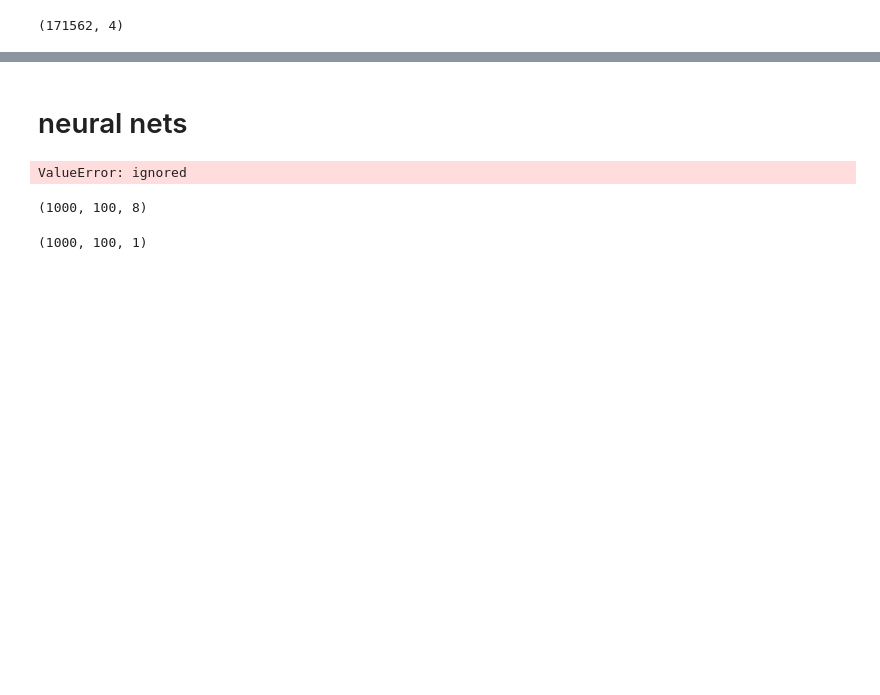
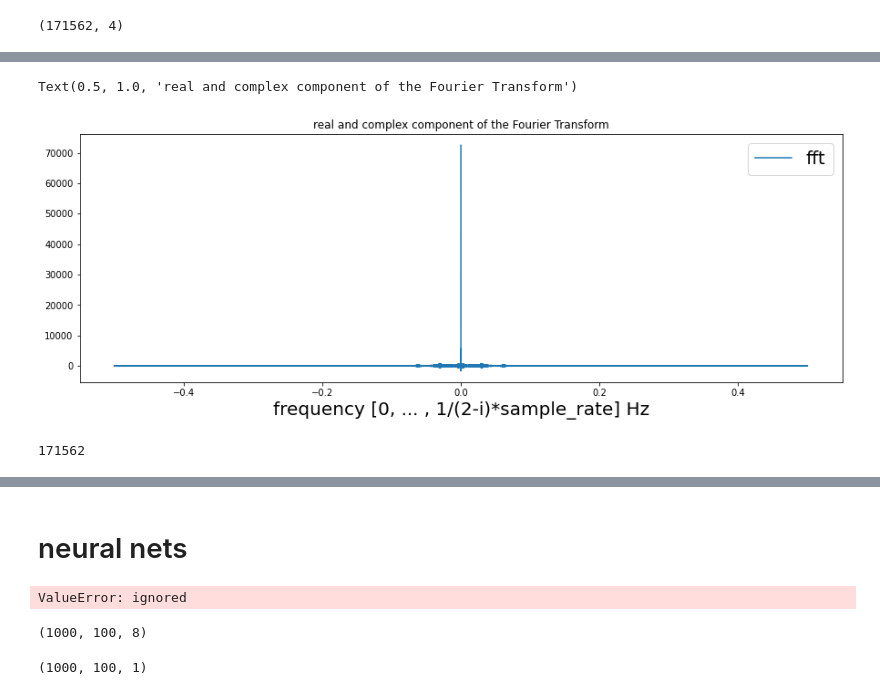
Before and after one commit to takao8/MLTSAProject, a Jupyter notebook: RNN_network_code.ipynb, the cells around one changed output, grey strips where cells are left out. Cells and saved outputs as stored; diff of their text form; code cells hidden in the pictures; blank space fills up the shorter version.

```diff
--- a/RNN_network_code.ipynb
+++ b/RNN_network_code.ipynb
@@ -85,2 +98,3 @@ df_load.set_index("Date", inplace=True)
 # %%
 df_merged = pd.merge(df_weather, df_load, left_index=True, right_index=True)
+df_merged.dropna(inplace=True)
@@ -96,0 +126,7 @@ df_meged = df_merged.dropna()
+# %%
+merged_data_file = '/content/gdrive/My Drive/Studies/Spring_2020/PHYS_667/Midterm/data/merged_data.p'
+if(path.exists(merged_data_file)) :
+   df_merged = pd.read_pickle(merged_data_file)
+else:
+    print('The file doesnt\'t exists')
+df_merged.head()
@@ -138,0 +202,6 @@ df_scaled.shape
+# %%
+#Fourier transform
+sample_rate = 1 #samples per hour
+N = len(df_merged)
+f = np.fft.fft(df_merged.Nepool_Load_Hist.values)
+print(len(f))
@@ -138,0 +219,10 @@ df_scaled.shape
+# %%
+fig=pl.figure(figsize=(15,5))
+ax=fig.add_subplot(111)
+ax.plot(np.fft.fftfreq(N, 1.0/sample_rate), f, label="fft")
+pl.xlabel("frequency [0, ... , 1/(2-i)*sample_rate] Hz", fontsize=20);
+pl.legend(fontsize=20)
+pl.title ("real and complex component of the Fourier Transform")
+# %% [output]
+Text(0.5, 1.0, 'real and complex component of the Fourier Transform')
+[figure, added]
@@ -138,0 +232,12 @@ df_scaled.shape
+# %%
+#Fourier transform
+sample_rate = 1 #samples per hour
+N = len(df_load)
+f = np.fft.fft(df_load.Nepool_Load_Hist.values)
+print(len(f))
+
+df_fft = pd.DataFrame()
+df_fft['freq'] = x_val
+df_fft['psd'] = psd
+# %% [output]
+171562
```
Also changed, not shown: parts of 30 cells of this notebook.
